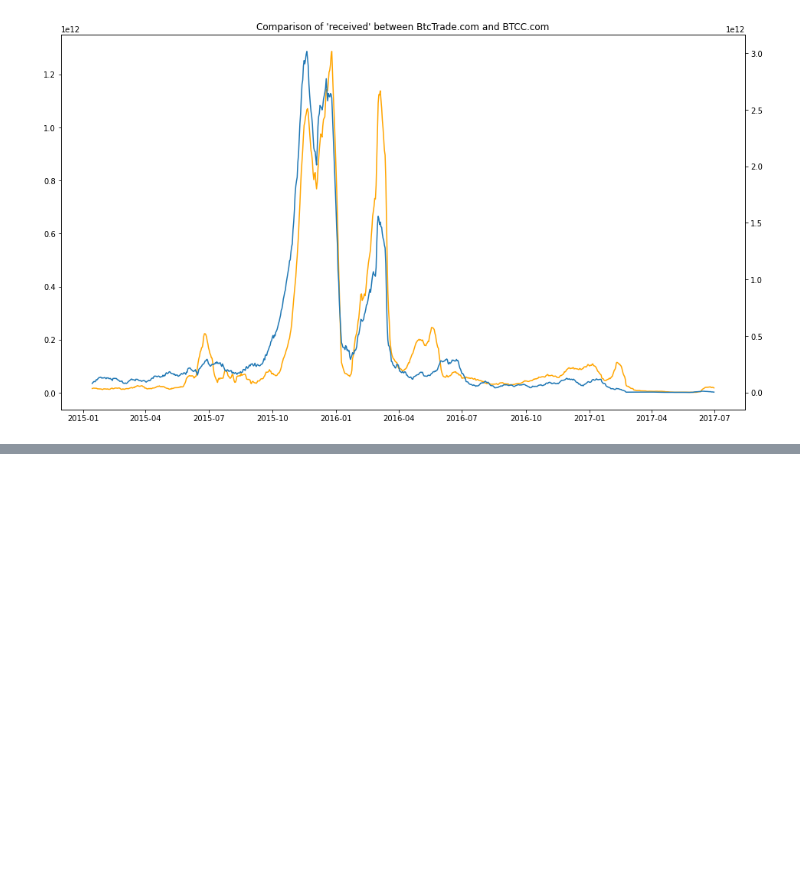
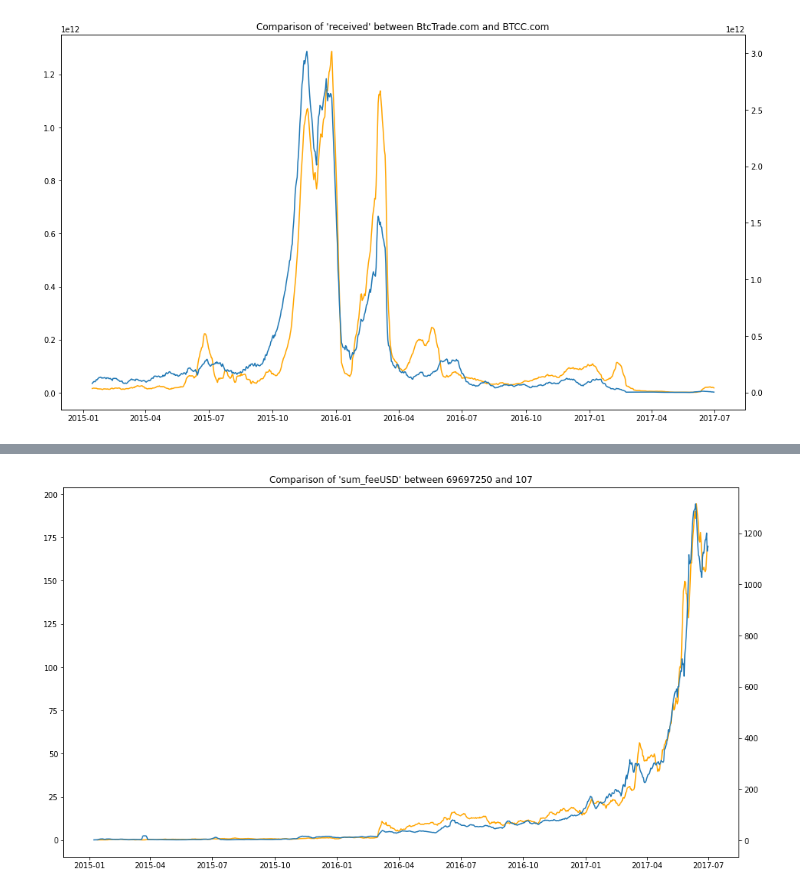
Before and after one commit to Bast-94/DefiEGC2024-RM-BH, a Jupyter notebook: notebook.ipynb, the cells around one changed output, grey strips where cells are left out. Drawn from its saved outputs; the diff is of its cells as text; code cells hidden in the pictures; blank space fills up the shorter version.

Commit message:
ADD(display_correlation_by_col).

```diff
--- a/notebook.ipynb
+++ b/notebook.ipynb
@@ -106,3 +118,10 @@ plt.title(f"Comparison of '{column_to_analyze}' between {key1} and {key2}")
 # %% [output]
 Text(0.5, 1.0, "Comparison of 'received' between BtcTrade.com and BTCC.com")
 [figure]
+# %%
+SATOSH_PER_BTC = 1e-8
+merge_df = pd.merge(block_chain_df, external_df[['PriceUSD']], left_index=True, right_index=True)
+merge_df['sentUSD'] = merge_df['sent']*SATOSH_PER_BTC*merge_df['PriceUSD']
+merge_df['receivedUSD'] =  merge_df['received']*SATOSH_PER_BTC*merge_df['PriceUSD']
+merge_df['sum_feeUSD'] =  merge_df['sum_fee']*SATOSH_PER_BTC*merge_df['PriceUSD']
+merge_df[['identity','sentUSD', 'receivedUSD', 'sum_feeUSD']]
@@ -108,0 +143,4 @@ Text(0.5, 1.0, "Comparison of 'received' between BtcTrade.com and BTCC.com")
+# %%
+display_correlation_by_col(merge_df[['identity','sentUSD', 'receivedUSD', 'sum_feeUSD']],window_size=7)
+# %% [output]
+[figure, added]
```
Also changed, not shown: parts of 3 cells of this notebook, 1 other file.
